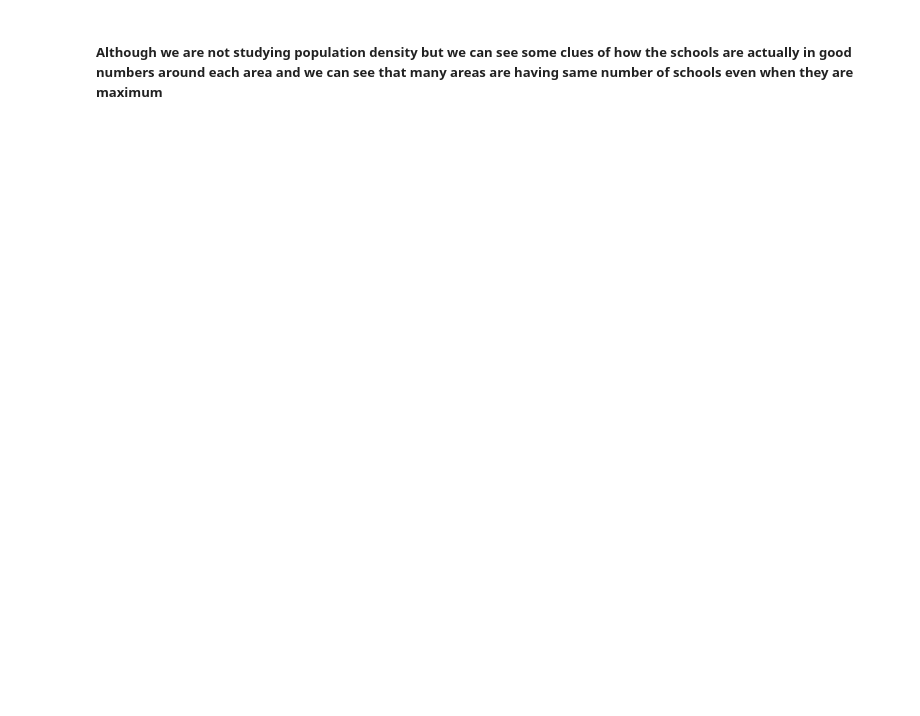
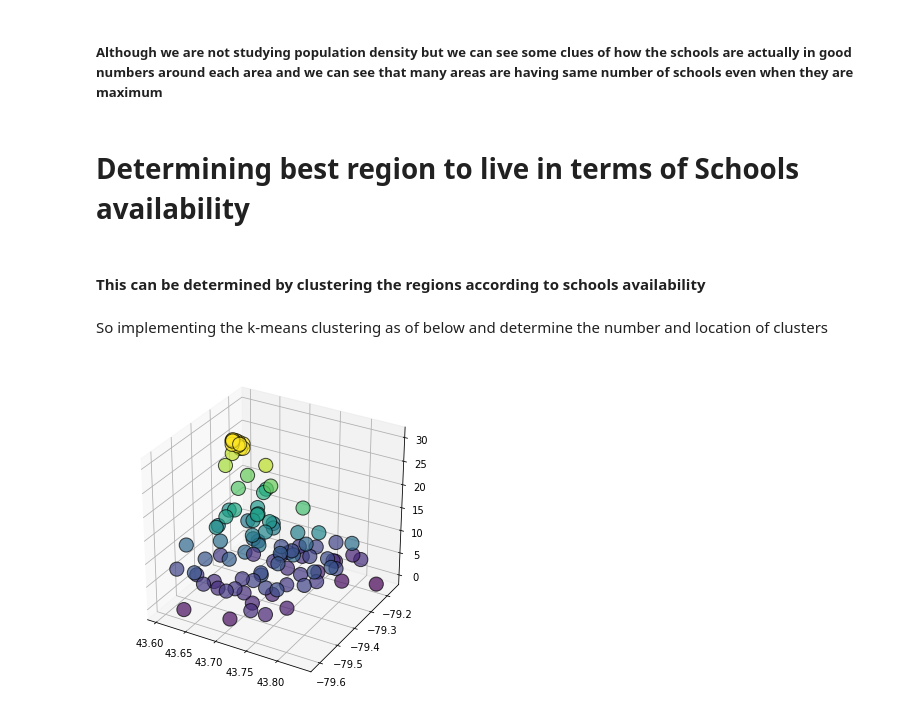
Before and after one commit to MoatazNegm/Coursera_Capstone, a Jupyter notebook: Week3_3_Assignment.ipynb, the cells around one changed output. Saved outputs shown, nothing was run; the diff lists cells and outputs as text; code cells hidden in the pictures; blank space fills up the shorter version.

```diff
--- a/Week3_3_Assignment.ipynb
+++ b/Week3_3_Assignment.ipynb
@@ -342,3 +342,28 @@ venues_map
 [interactive output not drawn]
 # %% [markdown]
 ##### Although we are not studying population density but  we can see some clues of how the schools are actually in good numbers around each area and we can see that many areas are having same number of schools even when they are maximum
+# %% [markdown]
+# Determining best region to live in terms of Schools availability
+# %% [markdown]
+#### This can be determined by clustering the regions according to schools availability
+# %% [markdown]
+So implementing the k-means clustering as of below and determine the number and location of clusters
+# %%
+import matplotlib.pyplot as plt
+from mpl_toolkits.mplot3d import Axes3D
+import numpy as np
+
+x = df['Latitude']
+y = df['Longitude']
+z = df['schools_volume']
+
+fig = plt.figure(figsize=(6, 6))
+ax = fig.add_subplot(111, projection='3d')
+ax.scatter(x, y, z,
+           linewidths=1, alpha=.7,
+           edgecolor='k',
+           s = 200,
+           c=z)
+plt.show()
+# %% [output]
+[figure, added]
```
Also changed, not shown: parts of 6 cells of this notebook.
